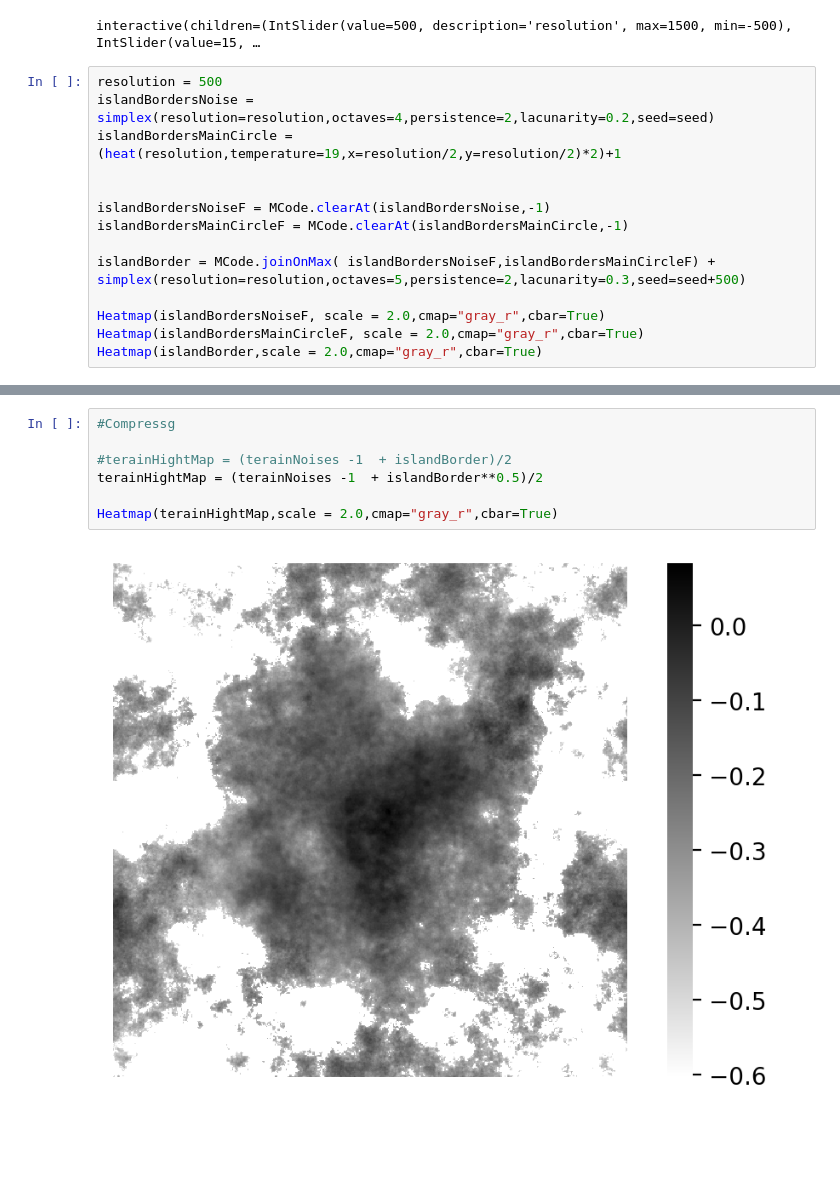
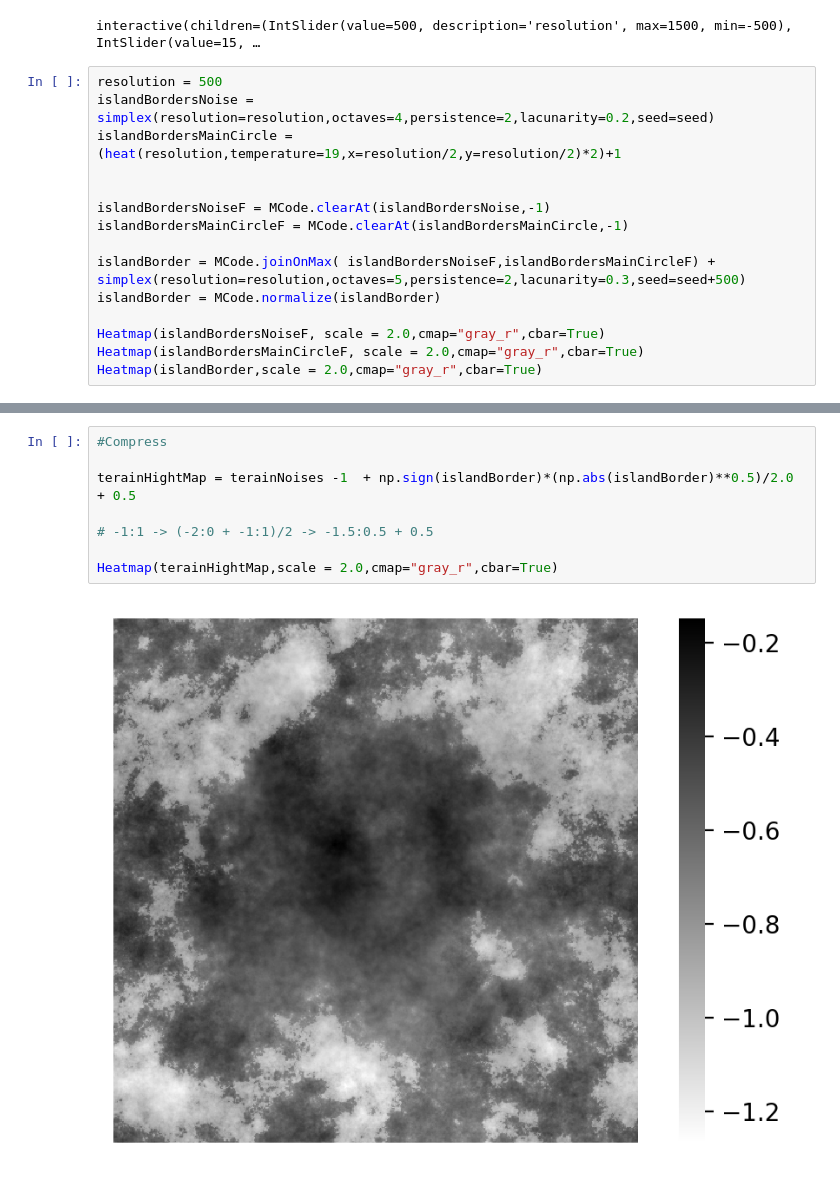
Before and after one commit to Lerqiu/AI4Games-project, a Jupyter notebook: drafts/island_moisture.ipynb, the cells around one changed output, grey strips where cells are left out. Cells and saved outputs as stored; diff of their text form; blank space fills up the shorter version.

```diff
--- a/drafts/island_moisture.ipynb
+++ b/drafts/island_moisture.ipynb
@@ -58,6 +59,7 @@ islandBordersNoiseF = MCode.clearAt(islandBordersNoise,-1)
 islandBordersMainCircleF = MCode.clearAt(islandBordersMainCircle,-1)
 
 islandBorder = MCode.joinOnMax( islandBordersNoiseF,islandBordersMainCircleF) + simplex(resolution=resolution,octaves=5,persistence=2,lacunarity=0.3,seed=seed+500)
+islandBorder = MCode.normalize(islandBorder)
 
 Heatmap(islandBordersNoiseF, scale = 2.0,cmap="gray_r",cbar=True)
 Heatmap(islandBordersMainCircleF, scale = 2.0,cmap="gray_r",cbar=True)
@@ -93,12 +95,13 @@ interactive(children=(IntSlider(value=50, description='w1', step=5), IntSlider(v
 # %%
-#Compressg
+#Compress
 
-#terainHightMap = (terainNoises -1  + islandBorder)/2
-terainHightMap = (terainNoises -1  + islandBorder**0.5)/2
+terainHightMap = terainNoises -1  + np.sign(islandBorder)*(np.abs(islandBorder)**0.5)/2.0 + 0.5
+
+# -1:1 -> (-2:0 + -1:1)/2 -> -1.5:0.5 + 0.5
 
 Heatmap(terainHightMap,scale = 2.0,cmap="gray_r",cbar=True)
 # %% [output]
-[figure, old version]
+[figure, new version]
 # %%
 #moisture
 
```
Also changed, not shown: parts of 7 cells of this notebook, 1 other file.
